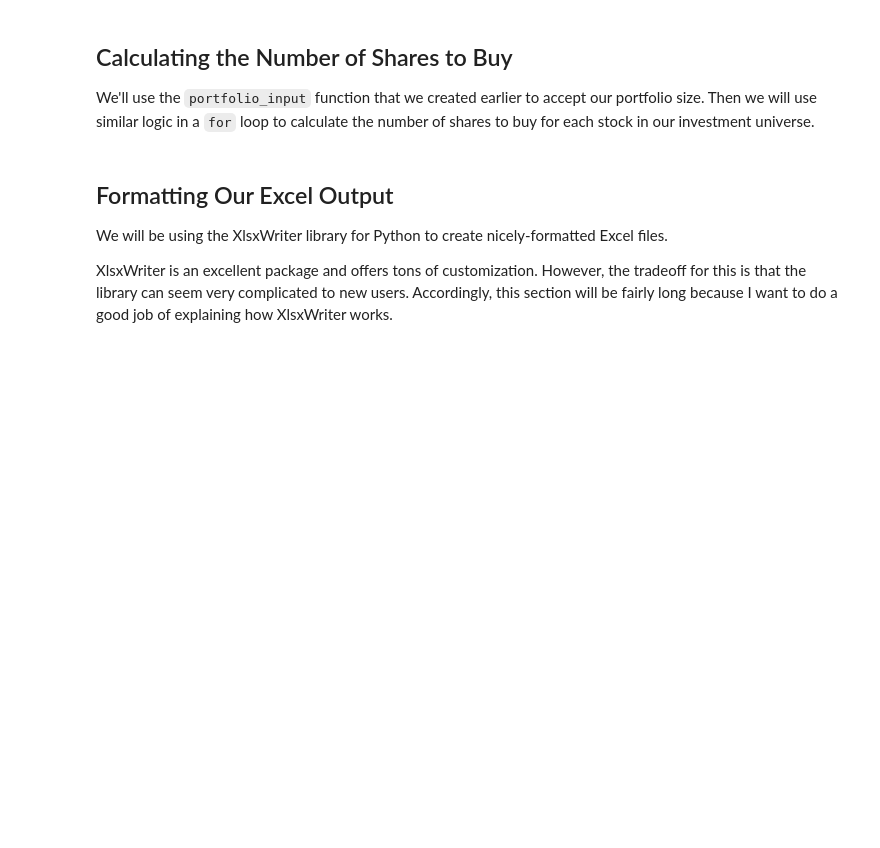
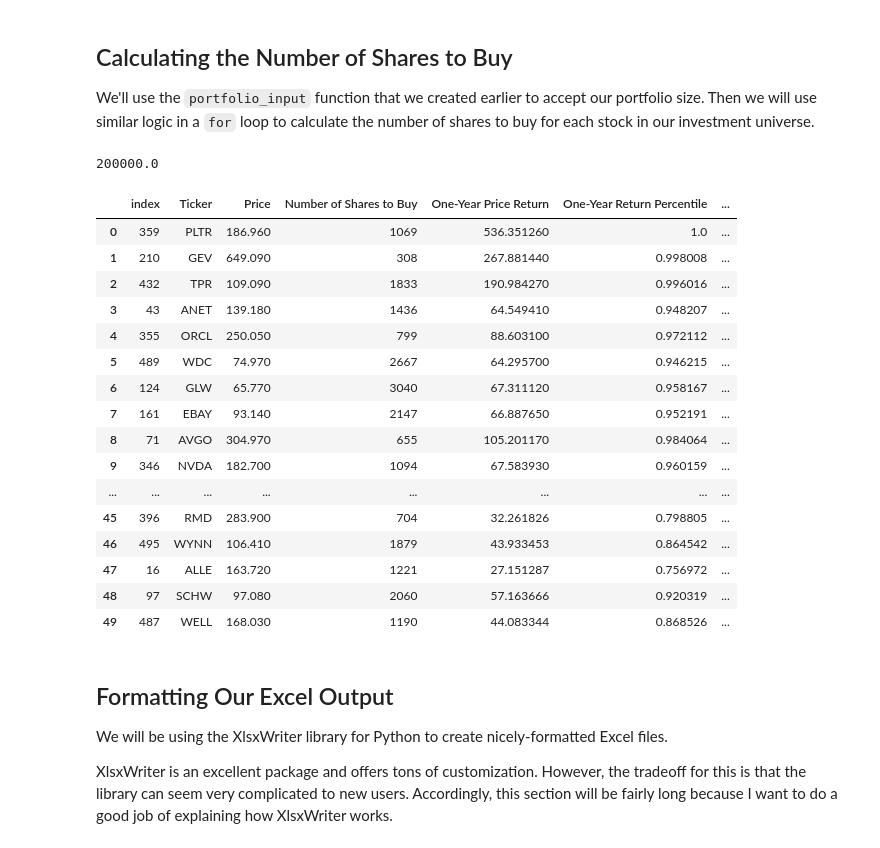
Before and after one commit to Shtrust/algorithmic-trading-python, a Jupyter notebook: starter_files/002_quantitative_momentum_strategy.ipynb, the cells around one changed output. Drawn from its saved outputs; the diff is of its cells as text; code cells hidden in the pictures; blank space fills up the shorter version.

```diff
--- a/starter_files/002_quantitative_momentum_strategy.ipynb
+++ b/starter_files/002_quantitative_momentum_strategy.ipynb
@@ -126,0 +160,7 @@ Since we've already done most of the work on this, try to complete the following
+# %%
+position_size = float(portfolio_size)/len(final_dataframe.index)
+print(position_size)
+for i in range(0, len(final_dataframe)):
+    final_dataframe.loc[i, "Number of Shares to Buy"] = math.floor(position_size/final_dataframe.loc[i, "Price"])
+
+final_dataframe
@@ -169,6 +350,34 @@ As before, we can identify the 50 best momentum stocks in our universe by sortin
 ## Calculating the Number of Shares to Buy
 
 We'll use the `portfolio_input` function that we created earlier to accept our portfolio size. Then we will use similar logic in a `for` loop to calculate the number of shares to buy for each stock in our investment universe.
+# %%
+portfolio_input()
+
+position_size = float(portfolio_size)/len(hqm_dataframe.index)
+print(position_size)
+for i in range(0, len(hqm_dataframe)):
+    hqm_dataframe.loc[i, "Number of Shares to Buy"] = math.floor(position_size/hqm_dataframe.loc[i, "Price"])
+
+hqm_dataframe
+# %% [output]
+200000.0
+|  | index | Ticker | Price | Number of Shares to Buy | One-Year Price Return | One-Year Return Percentile | ... |
+| 0 | 359 | PLTR | 186.960 | 1069 | 536.351260 | 1.0 | ... |
+| 1 | 210 | GEV | 649.090 | 308 | 267.881440 | 0.998008 | ... |
+| 2 | 432 | TPR | 109.090 | 1833 | 190.984270 | 0.996016 | ... |
+| 3 | 43 | ANET | 139.180 | 1436 | 64.549410 | 0.948207 | ... |
+| 4 | 355 | ORCL | 250.050 | 799 | 88.603100 | 0.972112 | ... |
+| 5 | 489 | WDC | 74.970 | 2667 | 64.295700 | 0.946215 | ... |
+| 6 | 124 | GLW | 65.770 | 3040 | 67.311120 | 0.958167 | ... |
+| 7 | 161 | EBAY | 93.140 | 2147 | 66.887650 | 0.952191 | ... |
+| 8 | 71 | AVGO | 304.970 | 655 | 105.201170 | 0.984064 | ... |
+| 9 | 346 | NVDA | 182.700 | 1094 | 67.583930 | 0.960159 | ... |
+| ... | ... | ... | ... | ... | ... | ... | ... |
+| 45 | 396 | RMD | 283.900 | 704 | 32.261826 | 0.798805 | ... |
+| 46 | 495 | WYNN | 106.410 | 1879 | 43.933453 | 0.864542 | ... |
+| 47 | 16 | ALLE | 163.720 | 1221 | 27.151287 | 0.756972 | ... |
+| 48 | 97 | SCHW | 97.080 | 2060 | 57.163666 | 0.920319 | ... |
+| 49 | 487 | WELL | 168.030 | 1190 | 44.083344 | 0.868526 | ... |
 # %% [markdown]
 ## Formatting Our Excel Output
 
```
Also changed, not shown: parts of 11 cells of this notebook, 1 other file.
